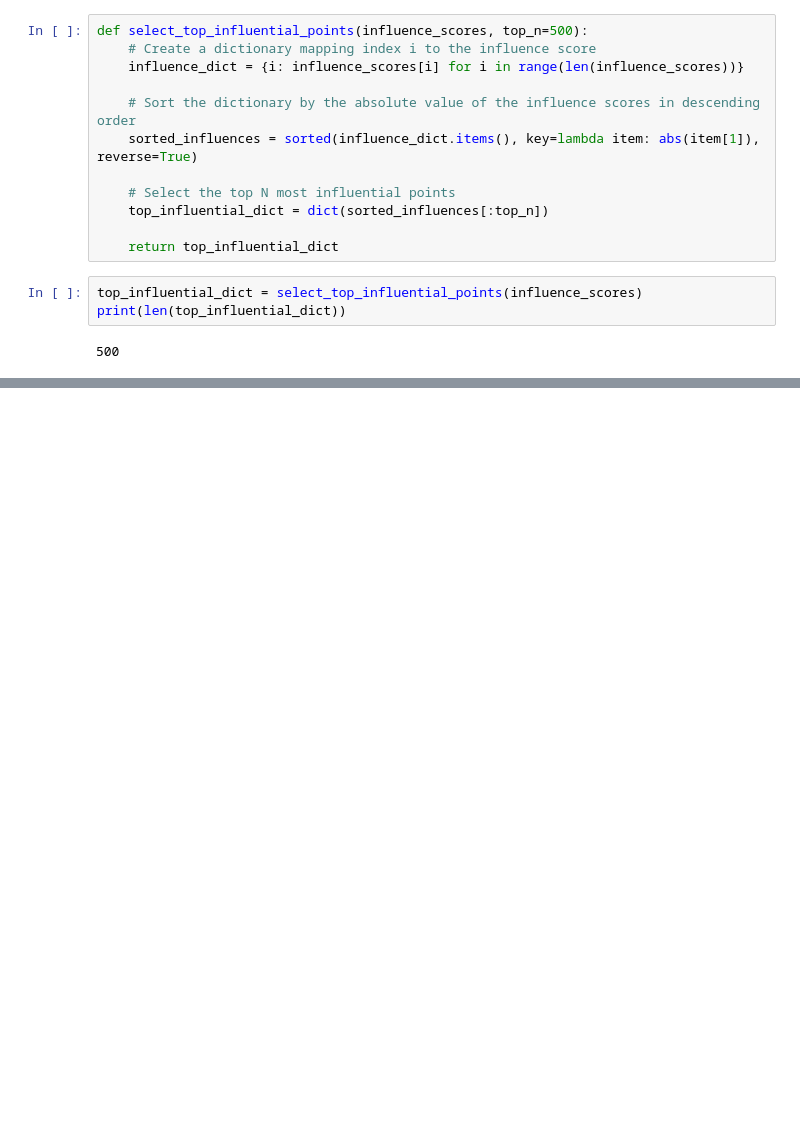
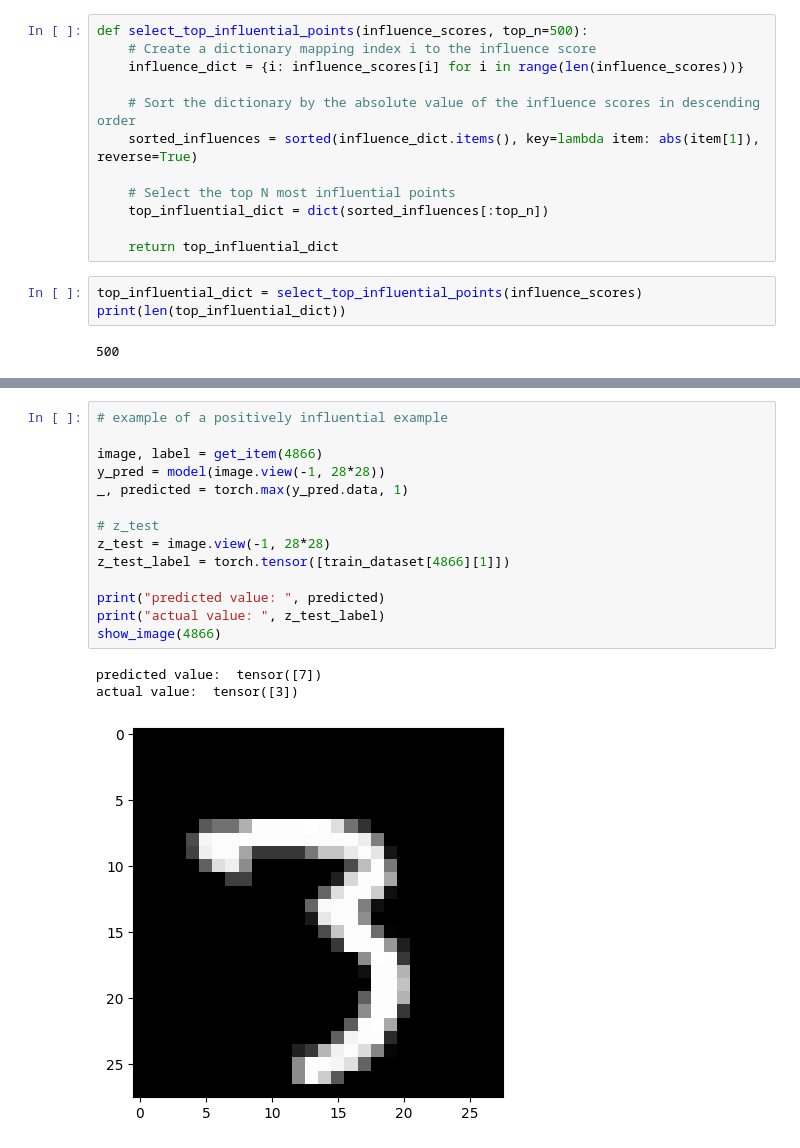
Before and after one commit to nebulous05/influence-functions-pytorch, a Jupyter notebook: influence_functions.ipynb, the cells around one changed output, grey strips where cells are left out. Saved outputs shown, nothing was run; the diff lists cells and outputs as text; blank space fills up the shorter version.

```diff
--- a/influence_functions.ipynb
+++ b/influence_functions.ipynb
@@ -307,0 +308,18 @@ actual value:  tensor([3])
+# %%
+# example of a positively influential example
+
+image, label = get_item(4866)
+y_pred = model(image.view(-1, 28*28))
+_, predicted = torch.max(y_pred.data, 1)
+
+# z_test
+z_test = image.view(-1, 28*28)
+z_test_label = torch.tensor([train_dataset[4866][1]])
+
+print("predicted value: ", predicted)
+print("actual value: ", z_test_label)
+show_image(4866)
+# %% [output]
+predicted value:  tensor([7])
+actual value:  tensor([3])
+[figure, added]
```
Also changed, not shown: parts of 10 cells of this notebook.
